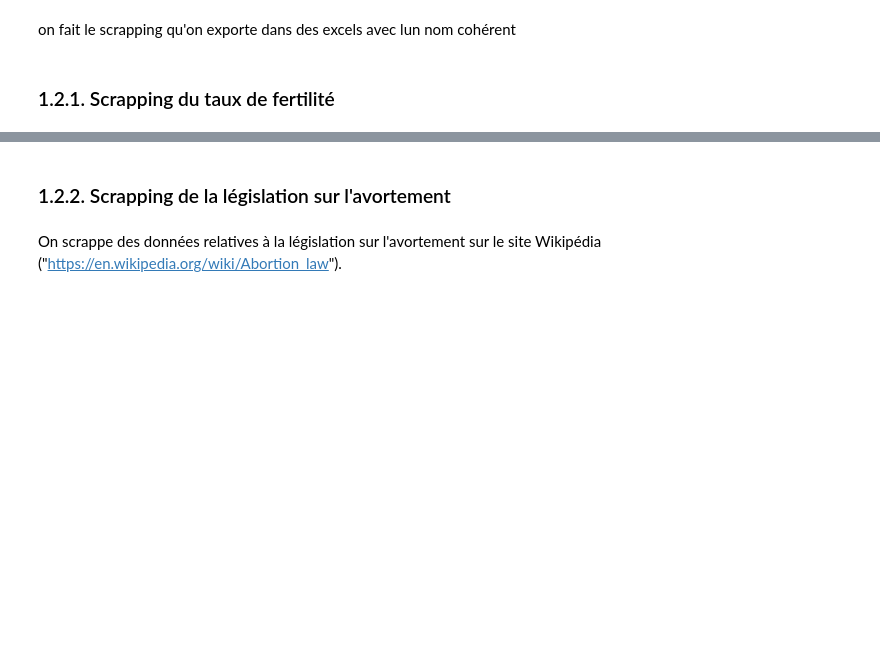
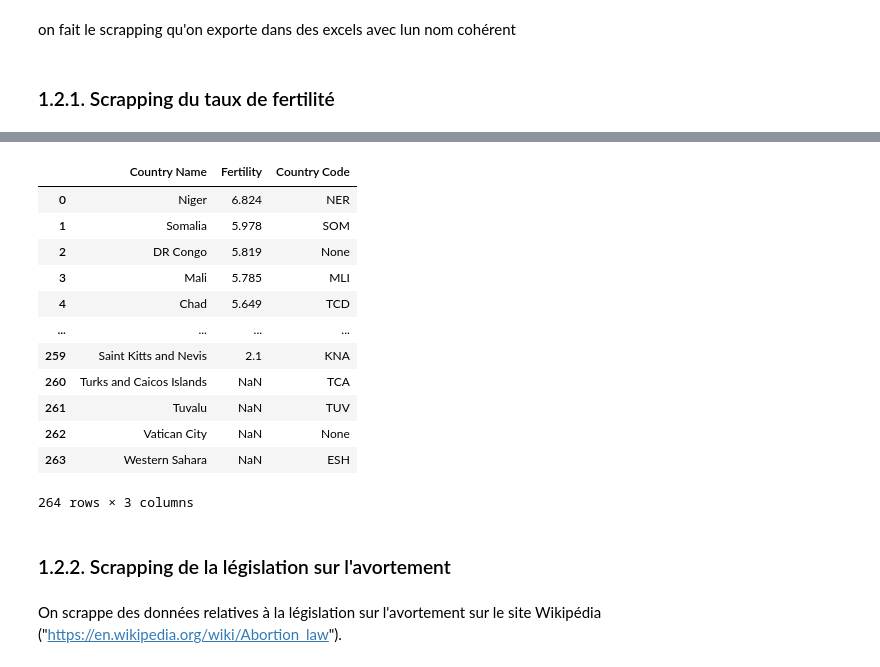
Before and after one commit to cmllbll/Gender-Inequalities-and-Development, a Jupyter notebook: Notebook final.ipynb, the cells around one changed output, grey strips where cells are left out. Cells and saved outputs as stored; diff of their text form; code cells hidden in the pictures; blank space fills up the shorter version.

```diff
--- a/Notebook final.ipynb
+++ b/Notebook final.ipynb
@@ -47,0 +72,8 @@ on fait le scrapping qu'on exporte dans des excels avec lun nom cohérent
+# %%
+#On réorganise tout d'abord les colonnes du dataframe
+for row in rows:
+    cols = row.find_all('th')
+    print(cols)
+    if len(cols) > 0 :
+        cols = [ele.get_text(separator=' ').strip().title() for ele in cols]
+        columns_pays = cols
@@ -47,0 +98,5 @@ on fait le scrapping qu'on exporte dans des excels avec lun nom cohérent
+# %%
+data_fertility.columns = columns_pays[2:]
+data_fertility.reset_index(inplace=True)
+data_fertility.rename(columns={'index': 'Country Name'}, inplace=True)
+data_fertility.rename(columns={'Fertility Rate   In 2019 (Births/Woman)': 'Fertility'}, inplace=True)
@@ -47,0 +105,14 @@ on fait le scrapping qu'on exporte dans des excels avec lun nom cohérent
+# %%
+def code_pays(column):
+    CODE=[]
+    for country in column:
+        try:
+            code=pycountry.countries.get(name=country).alpha_3
+           # .alpha_3 est utilisé pour donner le code en 3 lettres du pays
+            CODE.append(code)
+        except:
+            CODE.append('None')
+    return CODE# create a column for code
+data_fertility['CODE']=code_pays(data_fertility["Country Name"])
+
+data_fertility.rename(columns={'CODE': 'Country Code'}, inplace=True)
@@ -47,0 +121,2 @@ on fait le scrapping qu'on exporte dans des excels avec lun nom cohérent
+# %%
+data_fertility2=data_fertility
@@ -47,0 +136,18 @@ on fait le scrapping qu'on exporte dans des excels avec lun nom cohérent
+# %%
+data_fertility2.dropna(inplace=True)#fonction qui enlève les potentiels "NaN" présents
+data_fertility2["Fertility"] = data_fertility2["Fertility"].apply(fertility_column_cleaner)
+data_fertility2
+# %% [output]
+|  | Country Name | Fertility | Country Code |
+| 0 | Niger | 6.824 | NER |
+| 1 | Somalia | 5.978 | SOM |
+| 2 | DR Congo | 5.819 | None |
+| 3 | Mali | 5.785 | MLI |
+| 4 | Chad | 5.649 | TCD |
+| ... | ... | ... | ... |
+| 259 | Saint Kitts and Nevis | 2.1 | KNA |
+| 260 | Turks and Caicos Islands | NaN | TCA |
+| 261 | Tuvalu | NaN | TUV |
+| 262 | Vatican City | NaN | None |
+| 263 | Western Sahara | NaN | ESH |
+264 rows × 3 columns
```
Also changed, not shown: parts of 24 cells of this notebook.
